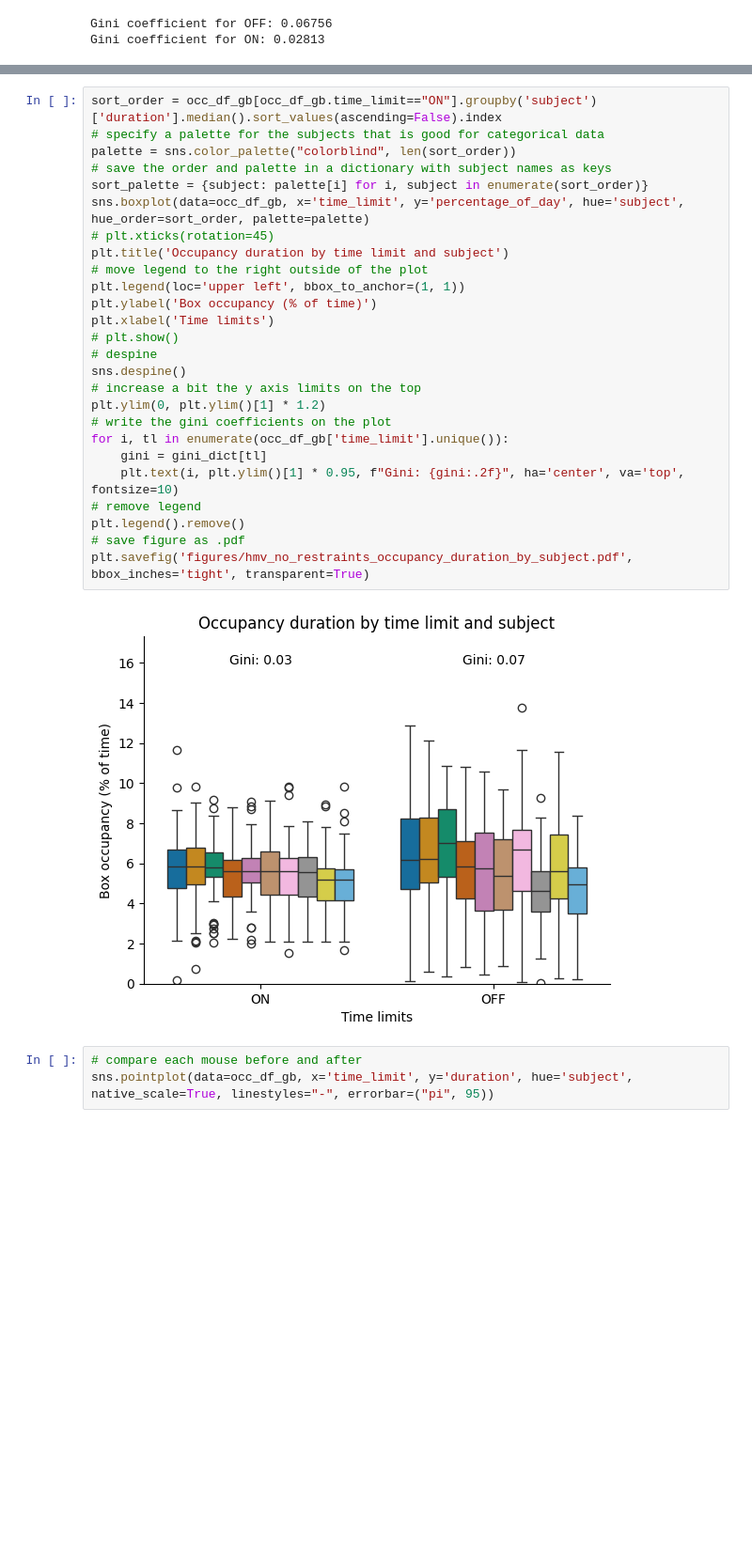
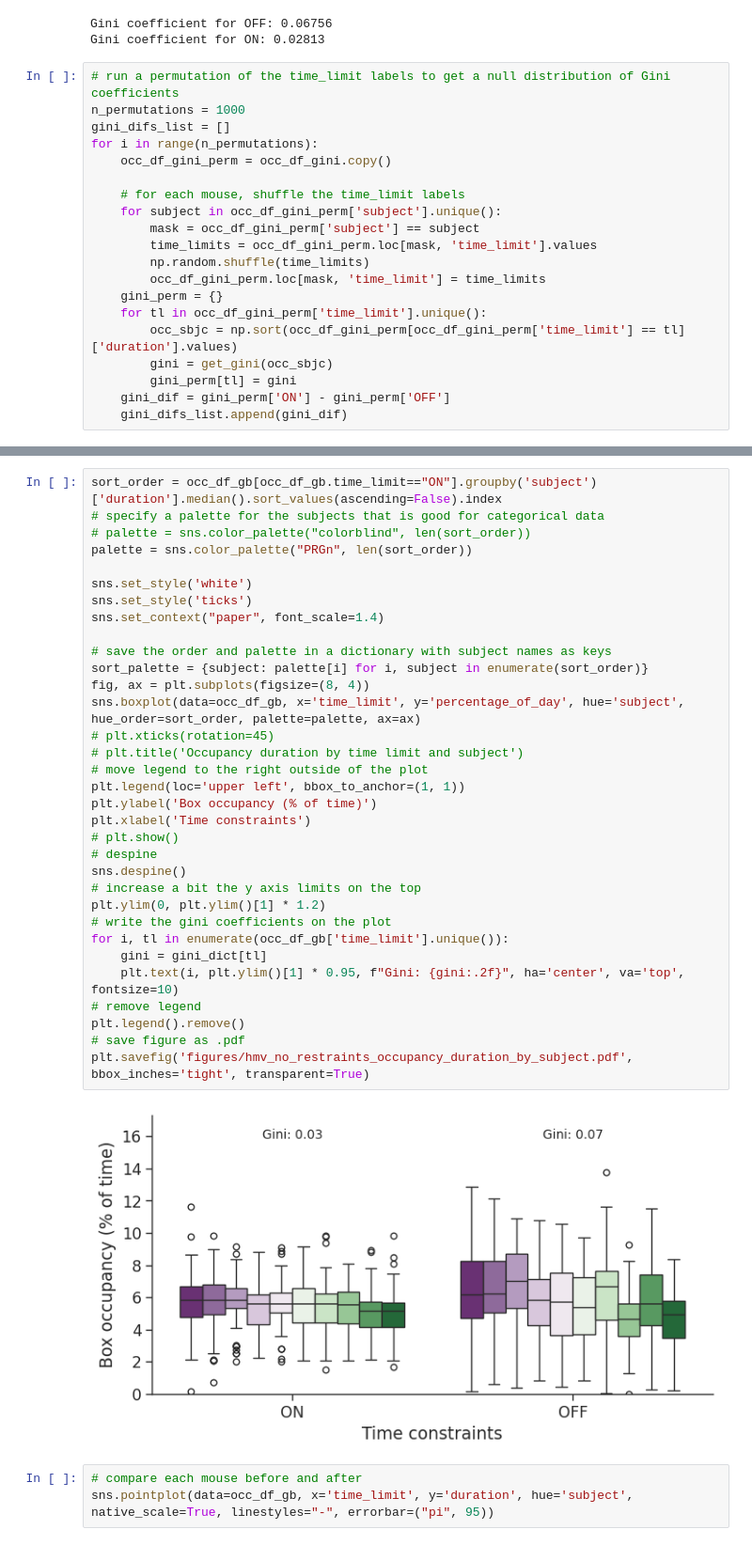
Before and after one commit to LearningCircuitsLab/behavior-analysis-notebooks, a Jupyter notebook: no_time_restraints_testing.ipynb, the cells around one changed output, grey strips where cells are left out. Shown at 94% size. Cells and saved outputs as stored; diff of their text form; blank space fills up the shorter version.

```diff
--- a/no_time_restraints_testing.ipynb
+++ b/no_time_restraints_testing.ipynb
@@ -174,3 +157,23 @@ for tl in occ_df_gini['time_limit'].unique():
 # %% [output]
 Gini coefficient for OFF: 0.06756
 Gini coefficient for ON: 0.02813
+# %%
+# run a permutation of the time_limit labels to get a null distribution of Gini coefficients
+n_permutations = 1000
+gini_difs_list = []
+for i in range(n_permutations):
+    occ_df_gini_perm = occ_df_gini.copy()
+
+    # for each mouse, shuffle the time_limit labels
+    for subject in occ_df_gini_perm['subject'].unique():
+        mask = occ_df_gini_perm['subject'] == subject
+        time_limits = occ_df_gini_perm.loc[mask, 'time_limit'].values
+        np.random.shuffle(time_limits)
+        occ_df_gini_perm.loc[mask, 'time_limit'] = time_limits
+    gini_perm = {}
+    for tl in occ_df_gini_perm['time_limit'].unique():
+        occ_sbjc = np.sort(occ_df_gini_perm[occ_df_gini_perm['time_limit'] == tl]['duration'].values)
+        gini = get_gini(occ_sbjc)
+        gini_perm[tl] = gini
+    gini_dif = gini_perm['ON'] - gini_perm['OFF']
+    gini_difs_list.append(gini_dif)
@@ -177,31 +184,38 @@ Gini coefficient for ON: 0.02813
 # %%
 sort_order = occ_df_gb[occ_df_gb.time_limit=="ON"].groupby('subject')['duration'].median().sort_values(ascending=False).index
 # specify a palette for the subjects that is good for categorical data
-palette = sns.color_palette("colorblind", len(sort_order))
+# palette = sns.color_palette("colorblind", len(sort_order))
+palette = sns.color_palette("PRGn", len(sort_order))
+
+sns.set_style('white')
+sns.set_style('ticks')
+sns.set_context("paper", font_scale=1.4)
+
 # save the order and palette in a dictionary with subject names as keys
 sort_palette = {subject: palette[i] for i, subject in enumerate(sort_order)}
-sns.boxplot(data=occ_df_gb, x='time_limit', y='percentage_of_day', hue='subject', hue_order=sort_order, palette=palette)
+fig, ax = plt.subplots(figsize=(8, 4))
+sns.boxplot(data=occ_df_gb, x='time_limit', y='percentage_of_day', hue='subject', hue_order=sort_order, palette=palette, ax=ax)
 # plt.xticks(rotation=45)
-plt.title('Occupancy duration by time limit and subject')
+# plt.title('Occupancy duration by time limit and subject')
 # move legend to the right outside of the plot
 plt.legend(loc='upper left', bbox_to_anchor=(1, 1))
 plt.ylabel('Box occupancy (% of time)')
-plt.xlabel('Time limits')
+plt.xlabel('Time constraints')
 # plt.show()
 # despine
 sns.despine()
 # increase a bit the y axis limits on the top
 plt.ylim(0, plt.ylim()[1] * 1.2)
 # write the gini coefficients on the plot
 for i, tl in enumerate(occ_df_gb['time_limit'].unique()):
     gini = gini_dict[tl]
     plt.text(i, plt.ylim()[1] * 0.95, f"Gini: {gini:.2f}", ha='center', va='top', fontsize=10)
 # remove legend
 plt.legend().remove()
 # save figure as .pdf
 plt.savefig('figures/hmv_no_restraints_occupancy_duration_by_subject.pdf', bbox_inches='tight', transparent=True)
 # %% [output]
-[figure, old version]
+[figure, new version]
 # %%
 # compare each mouse before and after
 sns.pointplot(data=occ_df_gb, x='time_limit', y='duration', hue='subject', native_scale=True, linestyles="-", errorbar=("pi", 95))
```
Also changed, not shown: parts of 7 cells of this notebook, 9 other files.
